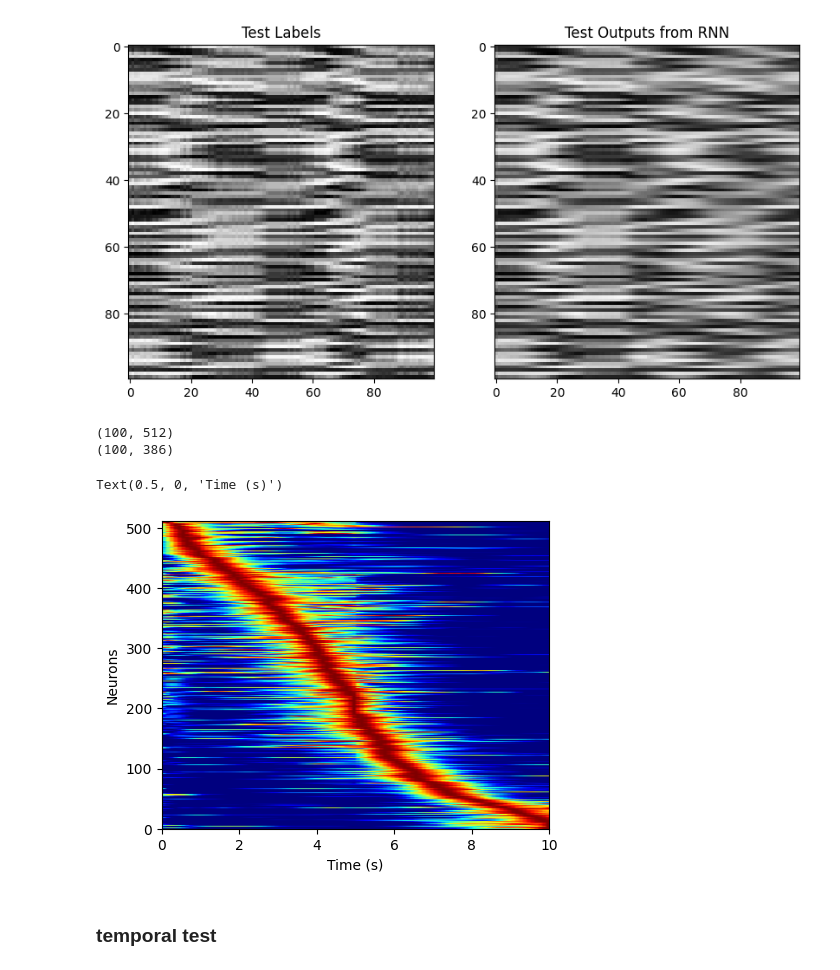
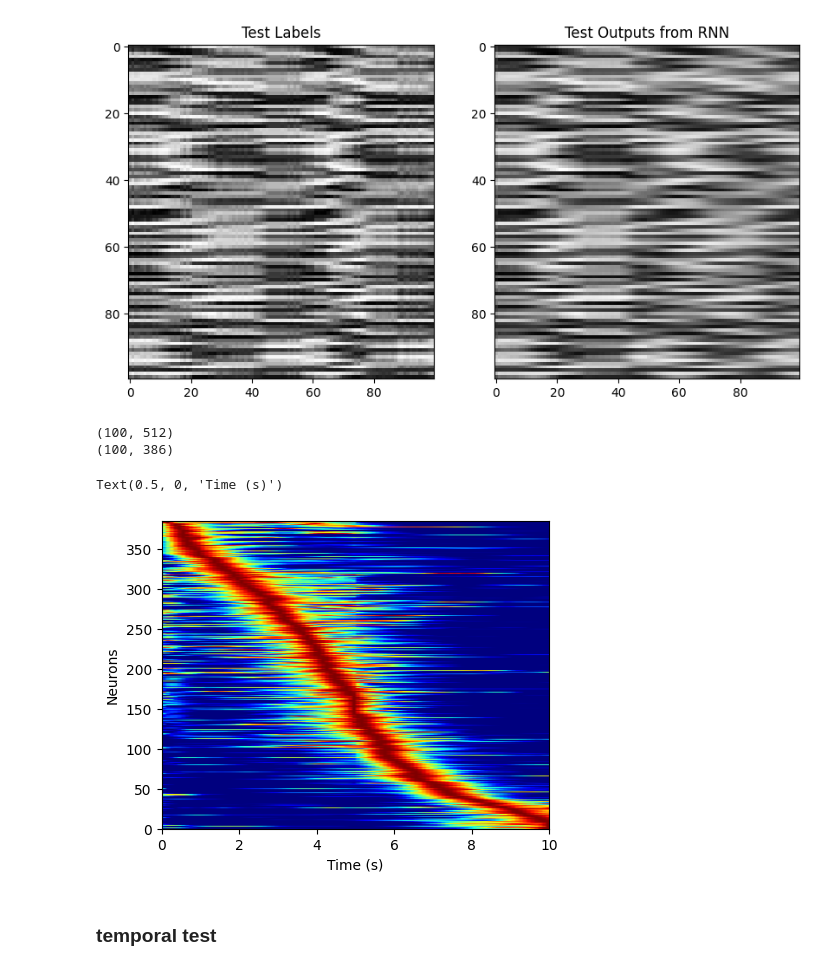
Before and after one commit to qrsyu/STCell, a Jupyter notebook: code/spacetime_task.ipynb, the cells around one changed output. Cells and saved outputs as stored; diff of their text form; code cells hidden in the pictures.

```diff
--- a/code/spacetime_task.ipynb
+++ b/code/spacetime_task.ipynb
@@ -321,23 +252,24 @@ def plt_hs(hs, min_fr=0.1, fig=None, ax=None):
     return norm_hs, fig, ax
 # %%
 data = np.load(f'{load_dir}/{load_data_type}.npy', allow_pickle=True).item()
+num_neuron = 512
 hidden_states = data[f'hidden_states_{num_neuron}']
 
 # Averge accross the batch
 avg_hs = np.mean(hidden_states, axis=0)
 print(avg_hs.shape)
 
 # pre and post noise = 0.3, fr
 fig, ax = plt.subplots(figsize=(5, 4))
 norm_hs, fig, ax = plt_hs(avg_hs, min_fr=0.1, fig=fig, ax=ax)
 print(norm_hs.shape)
 ax.set_xlabel('Time (s)')
 # plt.savefig(f'hidden_states(RealModel-{load_data_type}).png', transparent=True)
 # %% [output]
 (100, 512)
 (100, 386)
 Text(0.5, 0, 'Time (s)')
-[figure, old version]
+[figure, new version]
 # %% [markdown]
 ### temporal test
 # %%
```
Also changed, not shown: parts of 9 cells of this notebook, 6 other files.
